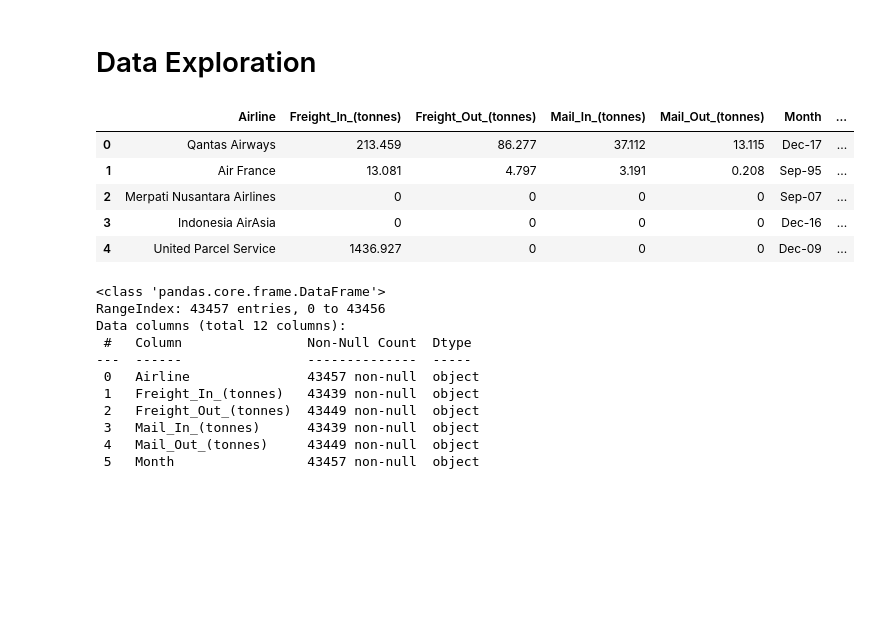
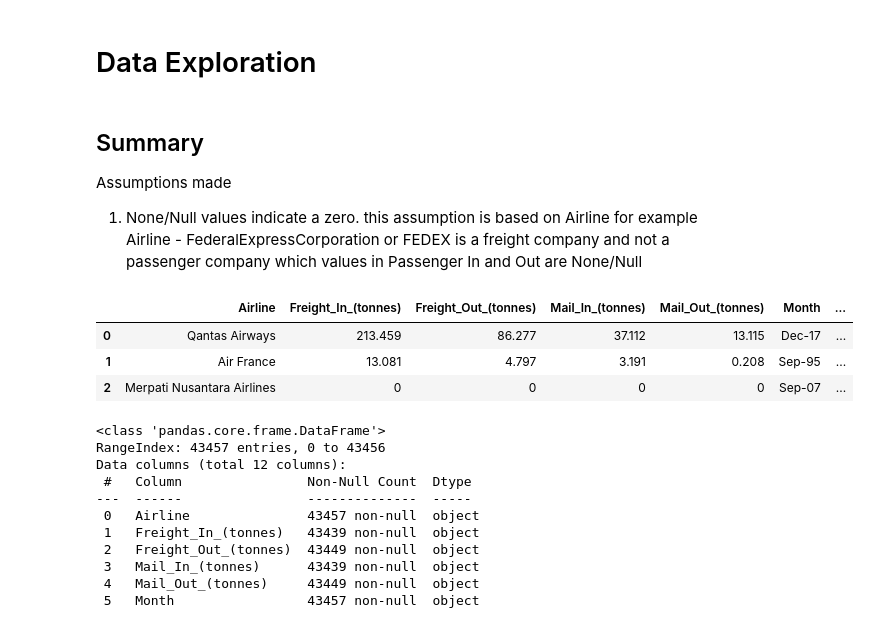
Before and after one commit to jubertroldan/P2_DataEngineering_Code_Challenge, a Jupyter notebook: P2 Data Engineering Code Challenge Solution.ipynb, the cells around one changed output. Drawn from its saved outputs; the diff is of its cells as text; code cells hidden in the pictures; blank space fills up the shorter version.

```diff
--- a/P2 Data Engineering Code Challenge Solution.ipynb
+++ b/P2 Data Engineering Code Challenge Solution.ipynb
@@ -61,16 +61,19 @@ def collect_data_API_request(url,rows_retrieve):
 df = collect_data_API_request(url,rows_retrieve='All')
 # %% [markdown]
 # Data Exploration
+# %% [markdown]
+## Summary
+Assumptions made
+1. None/Null values indicate a zero. this assumption is based on Airline for example
+Airline - FederalExpressCorporation or FEDEX is a freight company and not a passenger company which values in Passenger In and Out are None/Null
 # %%
-# Explore dataframe
-df.head()
+# Explore dataframe to answer the 3 questions provided:
+df.head(3)
 # %% [output]
 |  | Airline | Freight_In_(tonnes) | Freight_Out_(tonnes) | Mail_In_(tonnes) | Mail_Out_(tonnes) | Month | ... |
 | 0 | Qantas Airways | 213.459 | 86.277 | 37.112 | 13.115 | Dec-17 | ... |
 | 1 | Air France | 13.081 | 4.797 | 3.191 | 0.208 | Sep-95 | ... |
 | 2 | Merpati Nusantara Airlines | 0 | 0 | 0 | 0 | Sep-07 | ... |
-| 3 | Indonesia AirAsia | 0 | 0 | 0 | 0 | Dec-16 | ... |
-| 4 | United Parcel Service | 1436.927 | 0 | 0 | 0 | Dec-09 | ... |
 # %%
 df.info()
 # there where some null values
```
Also changed, not shown: parts of 5 cells of this notebook, 1 other file.
